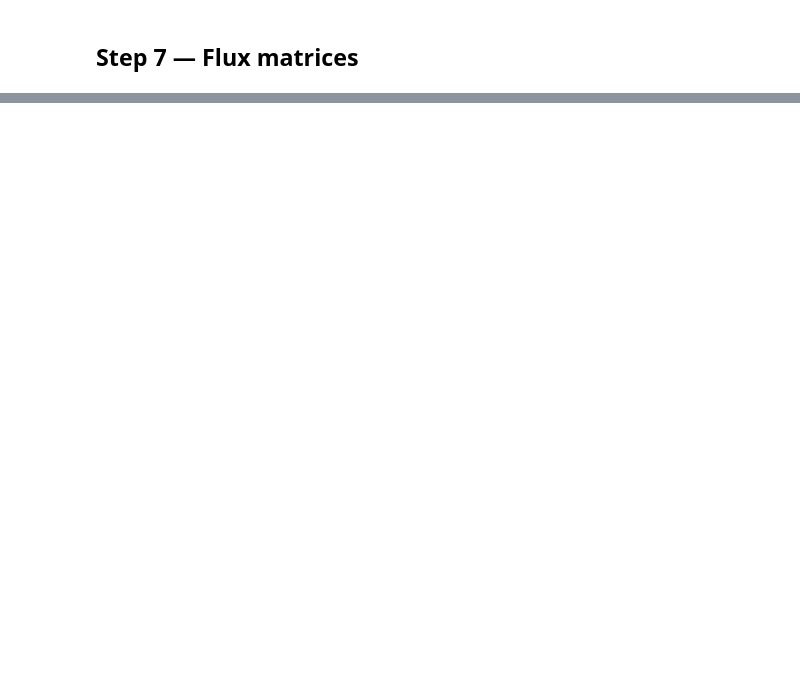
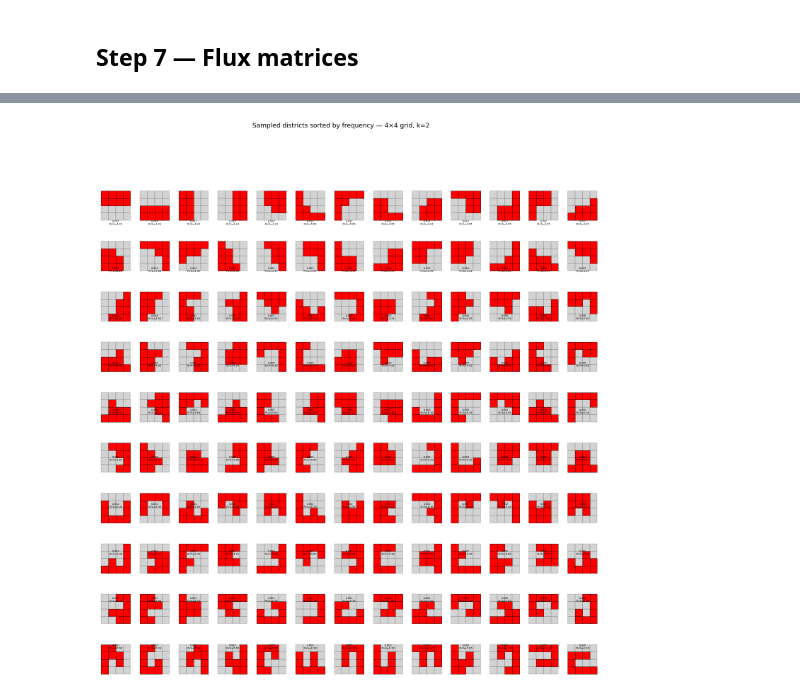
Before and after one commit to annacgilbert/gmstrat, a Jupyter notebook: grid_experiments.ipynb, the cells around one changed output, grey strips where cells are left out. Saved outputs shown, nothing was run; the diff lists cells and outputs as text; code cells hidden in the pictures; blank space fills up the shorter version.

```diff
--- a/grid_experiments.ipynb
+++ b/grid_experiments.ipynb
@@ -347,0 +270,35 @@ plt.show()
+# %%
+import math
+from utils import plot_district
+
+gdf = generate_grid_shape(N)
+
+# df_sorted and isoperimetric_ratio come from the cell above
+ncols = 13
+nrows = math.ceil(len(df_sorted) / ncols)
+
+fig, axes = plt.subplots(nrows, ncols, figsize=(ncols * 1.4, nrows * 1.7))
+fig.suptitle(f"Sampled districts sorted by frequency — {N}×{N} grid, k={k}", fontsize=13)
+
+for i, ax in enumerate(axes.flat):
+    if i < len(df_sorted):
+        plot_district(gdf, str_to_vec(df_sorted.iloc[i]["district_str"]), ax=ax)
+    else:
+        ax.set_visible(False)
+
+fig.canvas.draw()
+for i, ax in enumerate(axes.flat):
+    if i < len(df_sorted):
+        row = df_sorted.iloc[i]
+        ratio = isoperimetric_ratio(str_to_vec(row["district_str"]).tolist(), N)
+        pos = ax.get_position()
+        fig.text(
+            pos.x0 + pos.width / 2, pos.y0 - 0.003,
+            f"{row['freq']:.3f}\nP/√A={ratio:.2f}",
+            ha="center", va="top", fontsize=5,
+        )
+
+plt.subplots_adjust(bottom=0.05, hspace=0.1)
+plt.show()
+# %% [output]
+[figure, added]
```
Also changed, not shown: parts of 18 cells of this notebook, 2 other files.
